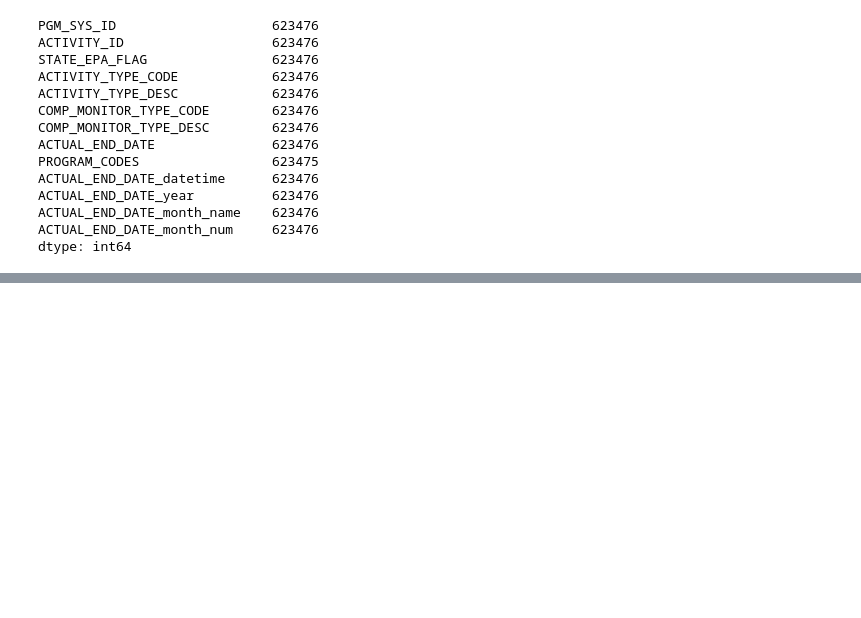
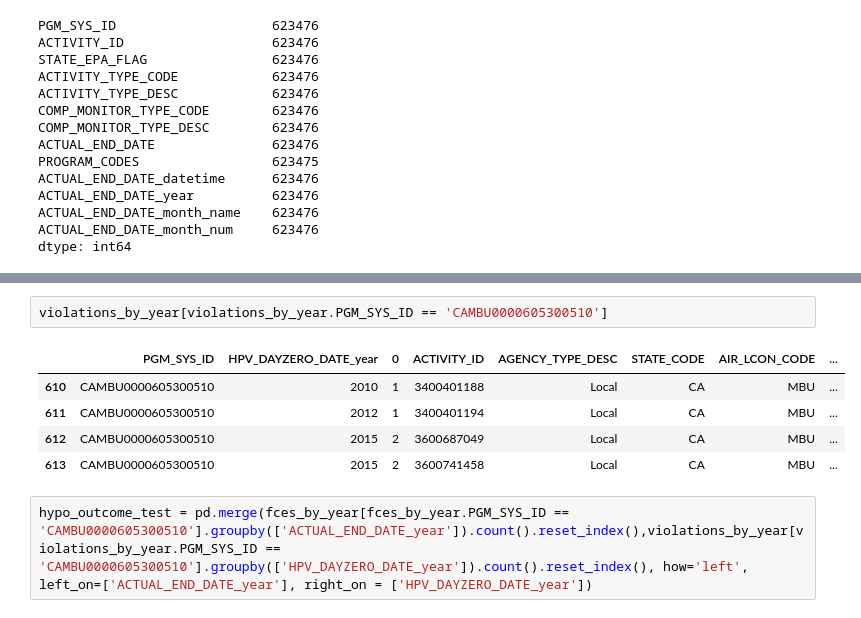
Before and after one commit to Aycrazy/ML_Project, a Jupyter notebook: ICIS_explore_2.ipynb, the cells around one changed output, grey strips where cells are left out. Saved outputs shown, nothing was run; the diff lists cells and outputs as text; blank space fills up the shorter version.

```diff
--- a/ICIS_explore_2.ipynb
+++ b/ICIS_explore_2.ipynb
@@ -686,0 +689,10 @@ dtype: int64
+# %%
+violations_by_year[violations_by_year.PGM_SYS_ID == 'CAMBU0000605300510']
+# %% [output]
+|  | PGM_SYS_ID | HPV_DAYZERO_DATE_year | 0 | ACTIVITY_ID | AGENCY_TYPE_DESC | STATE_CODE | AIR_LCON_CODE | ... |
+| 610 | CAMBU0000605300510 | 2010 | 1 | 3400401188 | Local | CA | MBU | ... |
+| 611 | CAMBU0000605300510 | 2012 | 1 | 3400401194 | Local | CA | MBU | ... |
+| 612 | CAMBU0000605300510 | 2015 | 2 | 3600687049 | Local | CA | MBU | ... |
+| 613 | CAMBU0000605300510 | 2015 | 2 | 3600741458 | Local | CA | MBU | ... |
+# %%
+hypo_outcome_test = pd.merge(fces_by_year[fces_by_year.PGM_SYS_ID == 'CAMBU0000605300510'].groupby(['ACTUAL_END_DATE_year']).count().reset_index(),violations_by_year[violations_by_year.PGM_SYS_ID == 'CAMBU0000605300510'].groupby(['HPV_DAYZERO_DATE_year']).count().reset_index(), how='left', left_on=['ACTUAL_END_DATE_year'], right_on = ['HPV_DAYZERO_DATE_year'])
```
Also changed, not shown: parts of 14 cells of this notebook.
